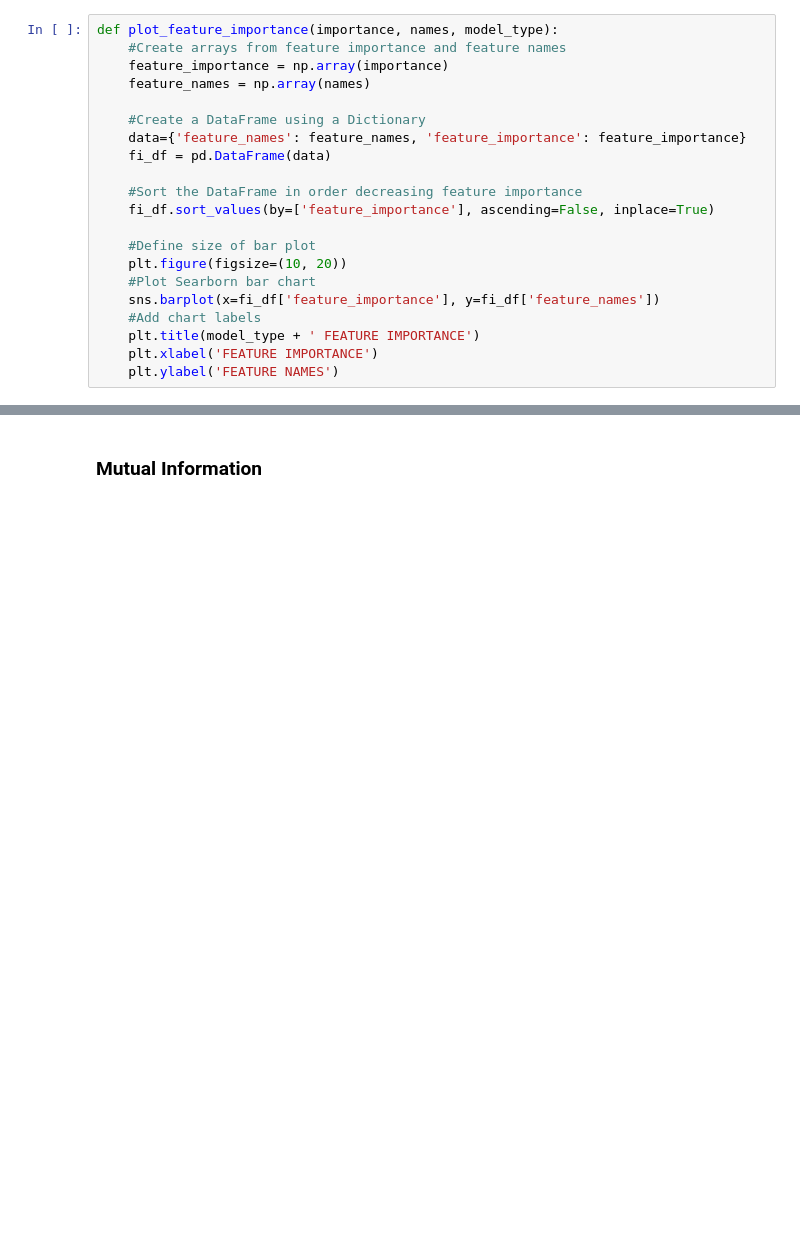
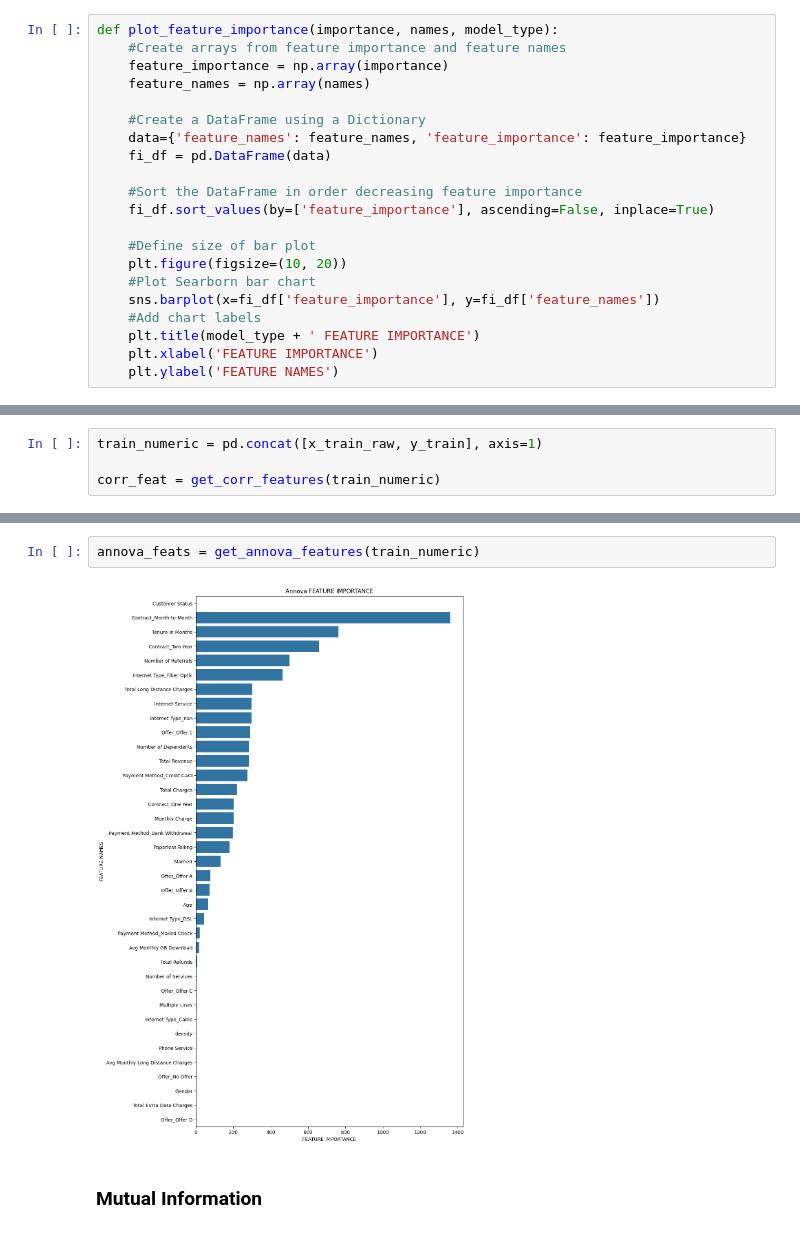
Before and after one commit to cognaiger9/DataMining, a Jupyter notebook: project.ipynb, the cells around one changed output, grey strips where cells are left out. Saved outputs shown, nothing was run; the diff lists cells and outputs as text; blank space fills up the shorter version.

```diff
--- a/project.ipynb
+++ b/project.ipynb
@@ -534,0 +548,4 @@ def plot_feature_importance(importance, names, model_type):
+# %%
+train_numeric = pd.concat([x_train_raw, y_train], axis=1)
+
+corr_feat = get_corr_features(train_numeric)
@@ -535,3 +577,7 @@ def plot_feature_importance(importance, names, model_type):
+# %%
+annova_feats = get_annova_features(train_numeric)
+# %% [output]
+[figure, added]
 # %% [markdown]
 ### Mutual Information
 # %%
```
Also changed, not shown: parts of 16 cells of this notebook.
